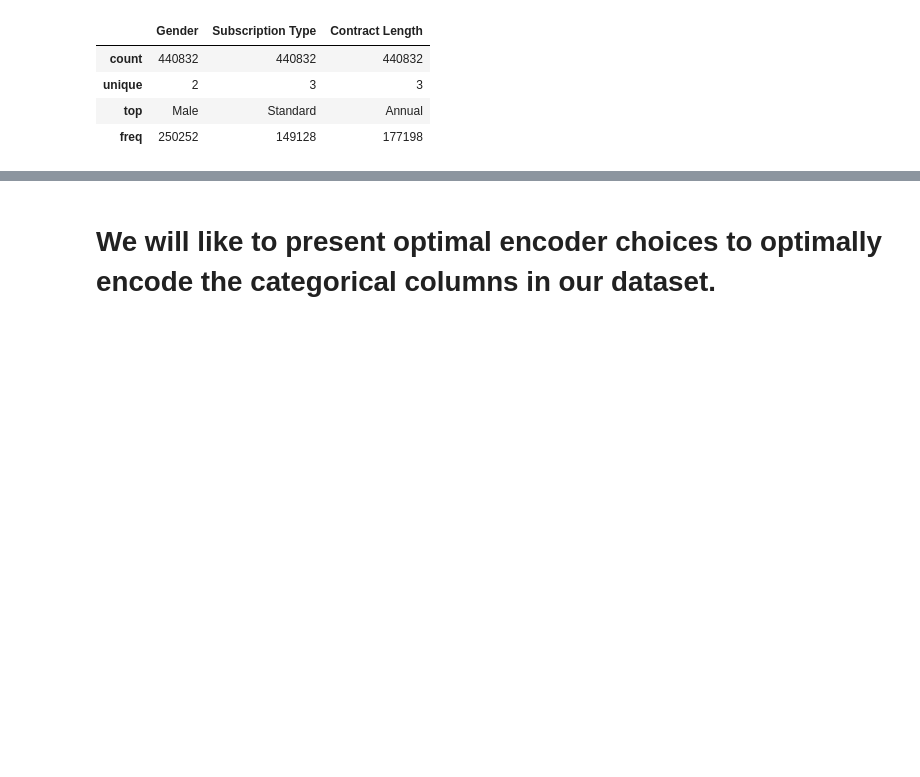
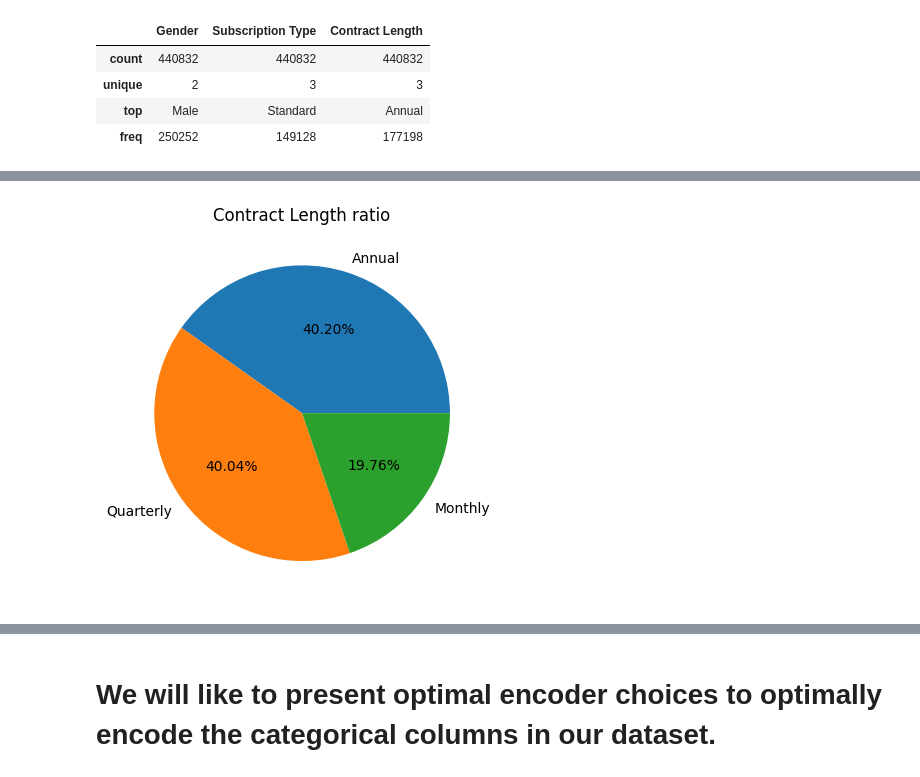
Before and after one commit to SyedMuhammadAunAbbas/Customer_Churn_Project, a Jupyter notebook: Root.ipynb, the cells around one changed output, grey strips where cells are left out. Saved outputs shown, nothing was run; the diff lists cells and outputs as text; code cells hidden in the pictures; blank space fills up the shorter version.

```diff
--- a/Root.ipynb
+++ b/Root.ipynb
@@ -166,0 +198,6 @@ df[categorical_cols].describe()
+# %%
+plt.pie(df['Contract Length'].value_counts(),labels=df['Contract Length'].value_counts().index, autopct='%1.2f%%')
+plt.title('Contract Length ratio')
+plt.show()
+# %% [output]
+[figure, added]
```
Also changed, not shown: parts of 29 cells of this notebook.
